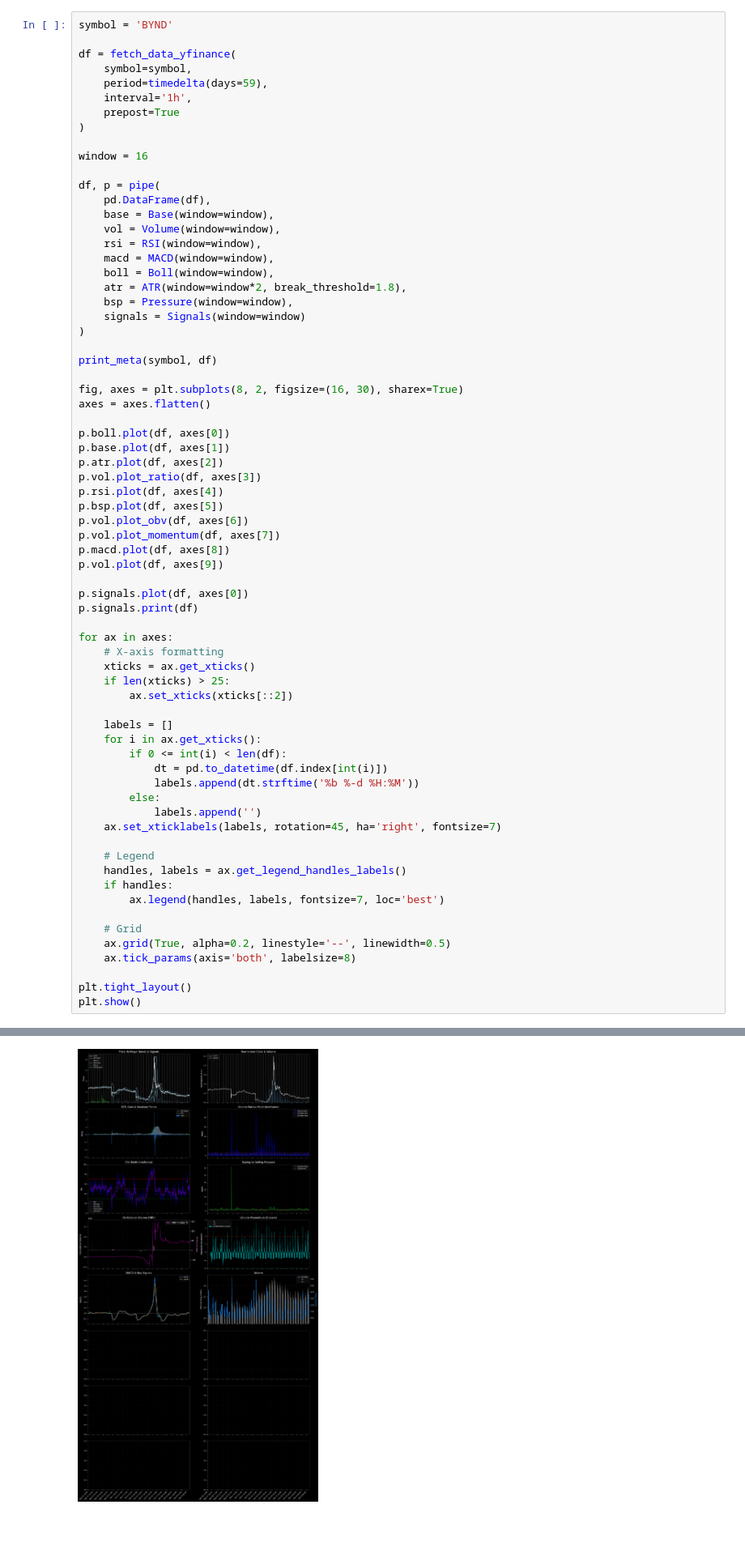
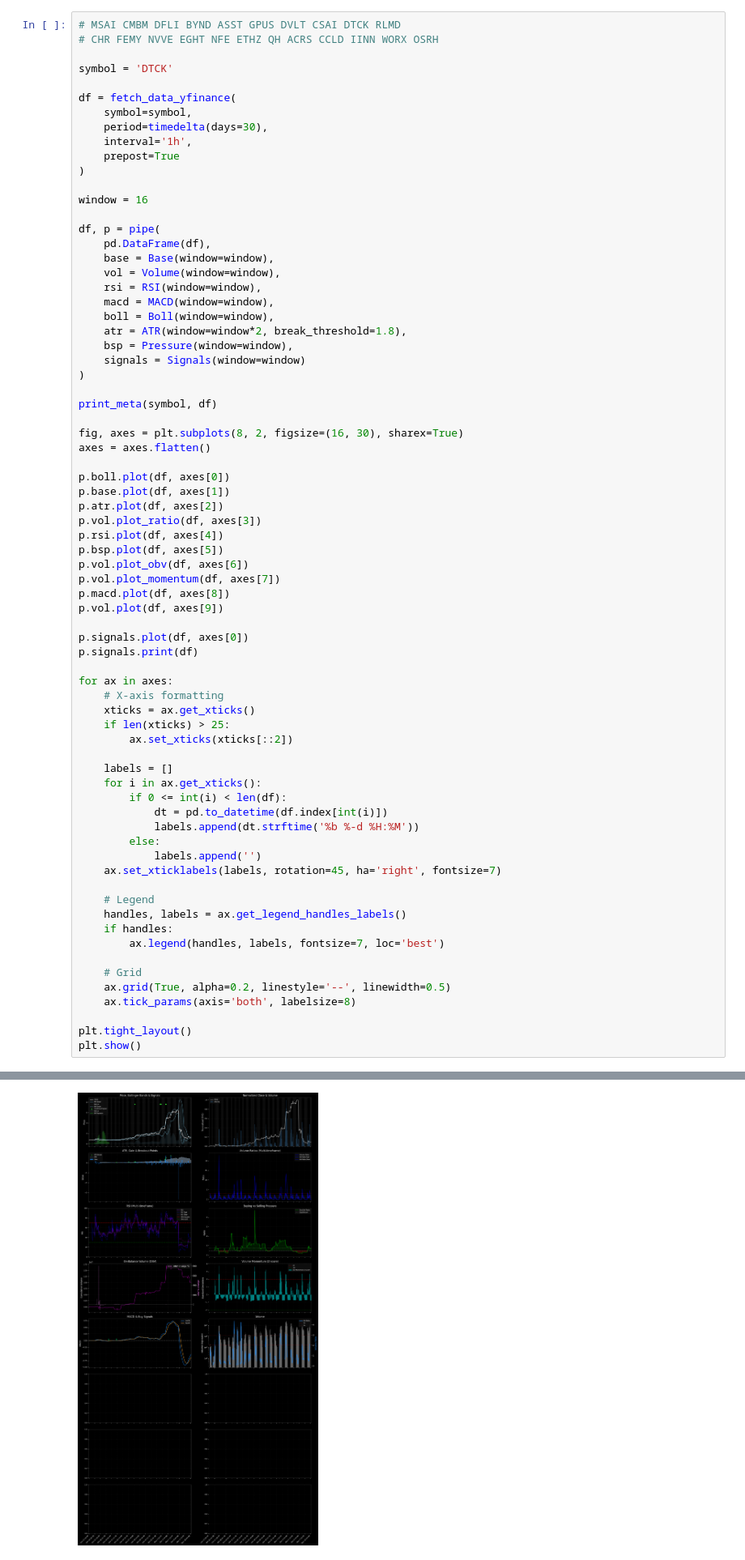
Before and after one commit to shhmon/penstan, a Jupyter notebook: Untitled.ipynb, the cells around one changed output, grey strips where cells are left out. Shown at 81% size. Drawn from its saved outputs; the diff is of its cells as text; blank space fills up the shorter version.

```diff
--- a/Untitled.ipynb
+++ b/Untitled.ipynb
@@ -1170,11 +1170,14 @@ plt.rcParams.update({
     "font.size": 10
 })
 # %%
-symbol = 'BYND'
+# MSAI CMBM DFLI BYND ASST GPUS DVLT CSAI DTCK RLMD
+# CHR FEMY NVVE EGHT NFE ETHZ QH ACRS CCLD IINN WORX OSRH
+
+symbol = 'DTCK'
 
 df = fetch_data_yfinance(
     symbol=symbol,
-    period=timedelta(days=59),
+    period=timedelta(days=30),
     interval='1h',
     prepost=True
 )
@@ -1253 +1263 @@ plt.show()
-[figure, old version]
+[figure, new version]
```
Also changed, not shown: parts of 1 cell of this notebook, 1 other file.
